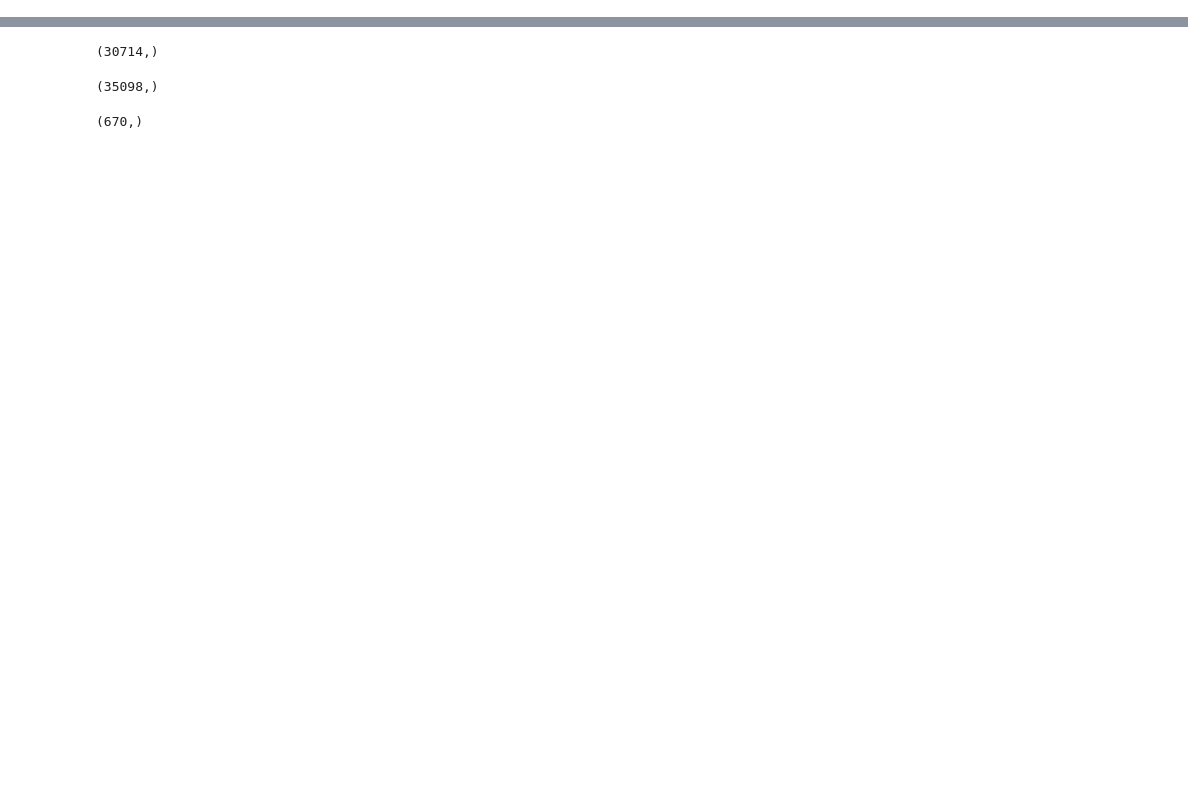
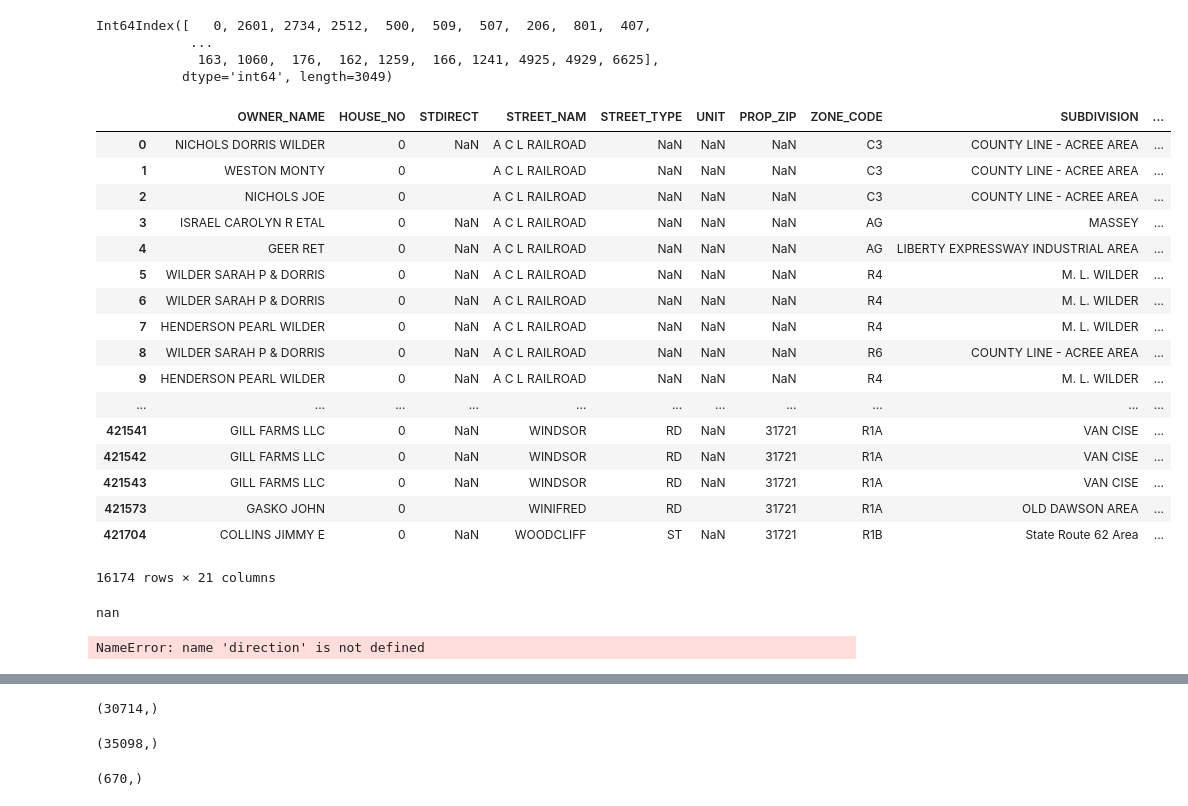
Before and after one commit to asensio-lab/albany-housing-analytics, a Jupyter notebook: preprocessing/propertyvalues/taxes.ipynb, the cells around one changed output, grey strips where cells are left out. Saved outputs shown, nothing was run; the diff lists cells and outputs as text; code cells hidden in the pictures; blank space fills up the shorter version.

Commit message:
junction table, completed, cleaning

```diff
--- a/preprocessing/propertyvalues/taxes.ipynb
+++ b/preprocessing/propertyvalues/taxes.ipynb
@@ -1,2 +1,9 @@
 # %%
 import pandas as pd
+# %%
+df_taxes_list = []
+path = "~/Dropbox (Amherst College)/CDS-2019-AlbanyHub/Raw-Data/"
+for i in range(2009, 2020):
+    df_taxes_list.append(pd.read_csv(path+"AY"+str(i)+ " Real Property_Personal Property.csv"))
+df_full_taxes = pd.concat(df_taxes_list, ignore_index=True)
+df_full_taxes.head
@@ -3,3 +12,39 @@ import pandas as pd
+# %%
+df_full_taxes['HOUSE_NO'].value_counts().index
+# %% [output]
+Int64Index([   0, 2601, 2734, 2512,  500,  509,  507,  206,  801,  407,
+            ...
+             163, 1060,  176,  162, 1259,  166, 1241, 4925, 4929, 6625],
+           dtype='int64', length=3049)
+# %%
+df_full_taxes[df_full_taxes['HOUSE_NO']==0]
+# %% [output]
+|  | OWNER_NAME | HOUSE_NO | STDIRECT | STREET_NAM | STREET_TYPE | UNIT | PROP_ZIP | ZONE_CODE | SUBDIVISION | ... |
+| 0 | NICHOLS DORRIS WILDER | 0 | NaN | A C L RAILROAD | NaN | NaN | NaN | C3 | COUNTY LINE - ACREE AREA | ... |
+| 1 | WESTON MONTY | 0 |  | A C L RAILROAD | NaN | NaN | NaN | C3 | COUNTY LINE - ACREE AREA | ... |
+| 2 | NICHOLS JOE | 0 |  | A C L RAILROAD | NaN | NaN | NaN | C3 | COUNTY LINE - ACREE AREA | ... |
+| 3 | ISRAEL CAROLYN R ETAL | 0 | NaN | A C L RAILROAD | NaN | NaN | NaN | AG | MASSEY | ... |
+| 4 | GEER RET | 0 | NaN | A C L RAILROAD | NaN | NaN | NaN | AG | LIBERTY EXPRESSWAY INDUSTRIAL AREA | ... |
+| 5 | WILDER SARAH P & DORRIS | 0 | NaN | A C L RAILROAD | NaN | NaN | NaN | R4 | M. L. WILDER | ... |
+| 6 | WILDER SARAH P & DORRIS | 0 | NaN | A C L RAILROAD | NaN | NaN | NaN | R4 | M. L. WILDER | ... |
+| 7 | HENDERSON PEARL WILDER | 0 | NaN | A C L RAILROAD | NaN | NaN | NaN | R4 | M. L. WILDER | ... |
+| 8 | WILDER SARAH P & DORRIS | 0 | NaN | A C L RAILROAD | NaN | NaN | NaN | R6 | COUNTY LINE - ACREE AREA | ... |
+| 9 | HENDERSON PEARL WILDER | 0 | NaN | A C L RAILROAD | NaN | NaN | NaN | R4 | M. L. WILDER | ... |
+| ... | ... | ... | ... | ... | ... | ... | ... | ... | ... | ... |
+| 421541 | GILL FARMS LLC | 0 | NaN | WINDSOR | RD | NaN | 31721 | R1A | VAN CISE | ... |
+| 421542 | GILL FARMS LLC | 0 | NaN | WINDSOR | RD | NaN | 31721 | R1A | VAN CISE | ... |
+| 421543 | GILL FARMS LLC | 0 | NaN | WINDSOR | RD | NaN | 31721 | R1A | VAN CISE | ... |
+| 421573 | GASKO JOHN | 0 |  | WINIFRED | RD |  | 31721 | R1A | OLD DAWSON AREA | ... |
+| 421704 | COLLINS JIMMY E | 0 | NaN | WOODCLIFF | ST | NaN | 31721 | R1B | State Route 62 Area | ... |
+16174 rows × 21 columns
+# %%
+df_full_taxes['STREET_TYPE'][0]
+# %% [output]
+nan
+# %%
+pd.isna(direction)
+# %% [output]
+NameError: name 'direction' is not defined
 # %%
 pd.options.display.max_columns = 22
 pd.options.display.max_rows = 400
```
Also changed, not shown: parts of 3 cells of this notebook, 7 other files.
